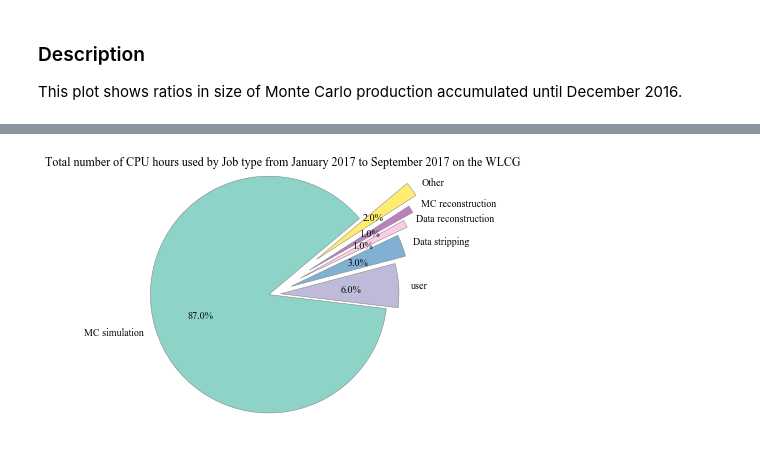
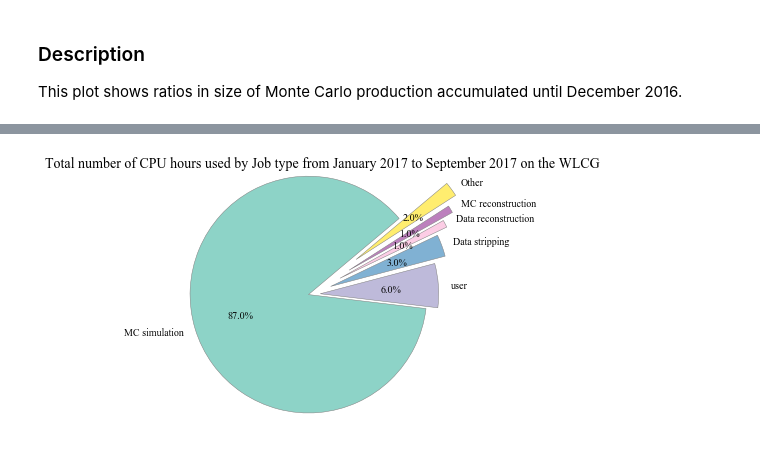
Before and after one commit to atrisovic/thesis-plots, a Jupyter notebook: lhcb-data-production-statistics.ipynb, the cells around one changed output, grey strips where cells are left out. Cells and saved outputs as stored; diff of their text form; code cells hidden in the pictures.

```diff
--- a/lhcb-data-production-statistics.ipynb
+++ b/lhcb-data-production-statistics.ipynb
@@ -168,21 +165,22 @@ fig_.savefig("cpu2.pdf")
 # %%
-lab = 'MC simulation', 'user', 'Data stripping', 'Data reconstruction', 'MC reconstruction','Other'
+lab = 'MC simulation', 'user', 'Data stripping', 'Data reconstruction',\
+      'MC reconstruction','Other'
 siz = [87,6,3,1,1,2]
 exp = (0, 0.1, 0.2, 0.3, 0.4,0.5)
 col = plt.cm.Set3(np.linspace(0,1,6))
 
 fig_ = plt.figure()
-fig_.suptitle('Total number of CPU hours used by Job type from January 2017 to September 2017 on the WLCG')
+fig_.suptitle('Total number of CPU hours used by Job type from January 2017'\
+              ' to September 2017 on the WLCG', fontsize=14)
 ax_ = fig_.gca()
-ax_.set_color_cycle(col)
 
-ax_.pie(siz, explode=exp, labels=lab, autopct='%1.1f%%',
+ax_.pie(siz, explode=exp, labels=lab, autopct='%1.1f%%', colors=col,
         shadow=False, startangle=40, wedgeprops=wedgeprops)
 ax_.axis('equal')
 
 fig_.tight_layout()
 plt.show()
 
 fig_.savefig("cpu3.pdf")
 # %% [output]
-[figure, old version]
+[figure, new version]
```
Also changed, not shown: parts of 7 cells of this notebook, 2 other files.
